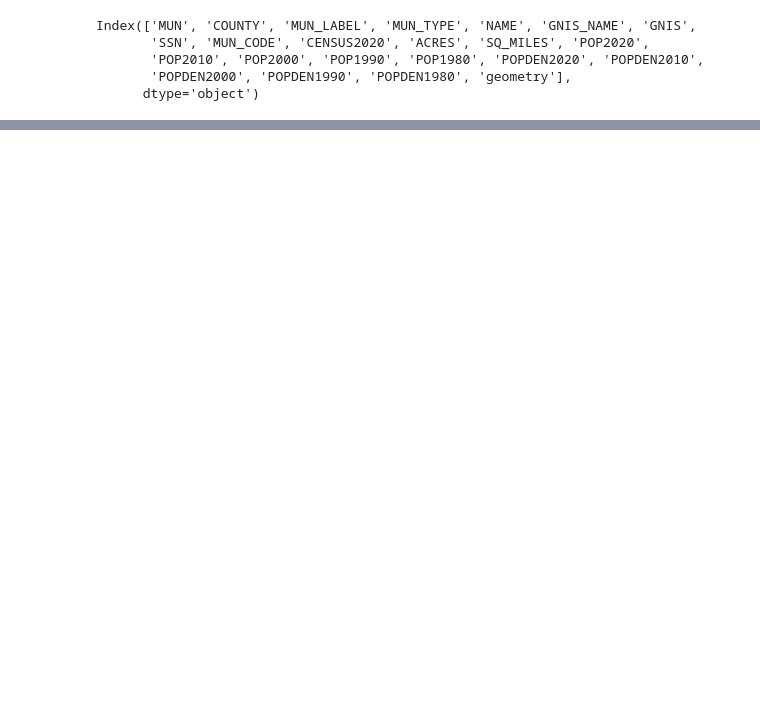
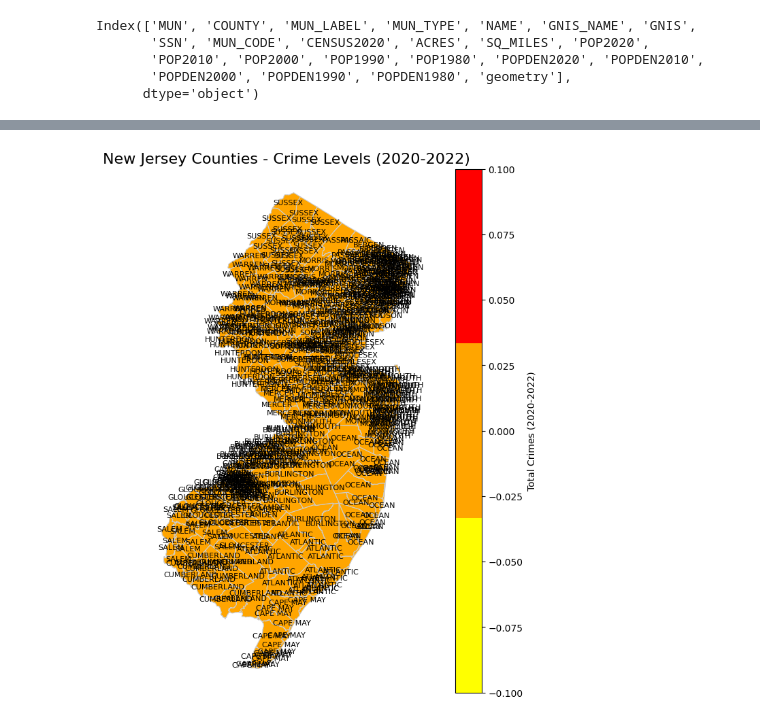
Before and after one commit to erikaguiracocha/Data-Visualization-2025, a Jupyter notebook: PS4erikaguiracocha.ipynb, the cells around one changed output, grey strips where cells are left out. Cells and saved outputs as stored; diff of their text form; code cells hidden in the pictures; blank space fills up the shorter version.

```diff
--- a/PS4erikaguiracocha.ipynb
+++ b/PS4erikaguiracocha.ipynb
@@ -426,3 +332,94 @@ Index(['MUN', 'COUNTY', 'MUN_LABEL', 'MUN_TYPE', 'NAME', 'GNIS_NAME', 'GNIS',
        'POP2010', 'POP2000', 'POP1990', 'POP1980', 'POPDEN2020', 'POPDEN2010',
        'POPDEN2000', 'POPDEN1990', 'POPDEN1980', 'geometry'],
       dtype='object')
+# %%
+import pandas as pd
+import geopandas as gpd
+import requests
+import zipfile
+import os
+import matplotlib.pyplot as plt
+import matplotlib.colors as mcolors
+
+# Step 1: Download and extract the shapefile of New Jersey counties
+url = "https://raw.githubusercontent.com/erikaguiracocha/Data-Visualization-2025/main/NJ_Municipal_Boundaries_3424_2278012401268357461.zip"
+zip_path = "/content/NJ_Municipal_Boundaries.zip"
+
+# Download the zip file
+r = requests.get(url)
+with open(zip_path, "wb") as f:
+    f.write(r.content)
+
+# Unzip the file
+extracted_folder = "/content/NJ_Municipal_Boundaries"
+with zipfile.ZipFile(zip_path, 'r') as zip_ref:
+    zip_ref.extractall(extracted_folder)
+
+# List extracted files
+extracted_files = os.listdir(extracted_folder)
+print("Extracted files:", extracted_files)
+
+# Find the shapefile
+shapefile_path = None
+for file in extracted_files:
+    if file.endswith(".shp"):
+        shapefile_path = os.path.join(extracted_folder, file)
+        break
+
+# Load the shapefile into a GeoDataFrame
+if shapefile_path:
+    gdf = gpd.read_file(shapefile_path)
+    print("Shapefile loaded successfully.")
+else:
+    print("Shapefile not found.")
+
+# Step 2: Prepare the crime data (with actual data)
+crime_data = {
+    'County': ['Atlantic', 'Bergen', 'Burlington', 'Camden', 'Cape May', 'Cumberland', 'Essex', 'Gloucester', 'Hudson',
+               'Hunterdon', 'Mercer', 'Middlesex', 'Monmouth', 'Morris', 'Ocean', 'Passaic', 'Salem', 'Somerset',
+               'Sussex', 'Union', 'Warren'],
+    '2020': [46551, 193882, 44940, 103373, 64234, 17378, 45882, 38332, 32374, 8036, 21976, 36204, 85417, 33417, 55640,
+             28610, 19312, 21493, 6345, 35176, 20030],
+    '2021': [42324, 208751, 48929, 114926, 65174, 14656, 47082, 35690, 29689, 7447, 21813, 35448, 70450, 26142, 39291,
+             27683, 15548, 21174, 7471, 35881, 19753],
+    '2022': [47072, 294129, 52173, 194754, 56205, 17993, 56433, 40038, 38604, 10467, 26797, 45162, 76941, 31456, 52245,
+             34688, 14772, 22982, 7074, 41550, 17675]
+}
+
+# Convert the crime data into a pandas DataFrame
+crime_df = pd.DataFrame(crime_data)
+
+# Step 3: Merge the crime data with the shapefile based on the 'County' column
+merged_data = gdf.set_index('COUNTY').join(crime_df.set_index('County'))
+
+# Step 4: Calculate the total crimes from 2020 to 2022
+merged_data['Total Crimes'] = merged_data[['2020', '2021', '2022']].sum(axis=1)
+
+# Step 5: Create a 'RdYlGn' color palette ranging from red (high crime) to yellow (low crime)
+# Create a custom color palette for crime values
+cmap = mcolors.ListedColormap(['yellow', 'orange', 'red'])
+
+# Normalize the crime values to assign unique colors
+norm = plt.Normalize(vmin=merged_data['Total Crimes'].min(), vmax=merged_data['Total Crimes'].max())
+
+# Step 6: Plot the map with colors based on the 'Total Crimes' from 2020-2022
+fig, ax = plt.subplots(1, 1, figsize=(12, 10))
+
+# Plot the counties with colors based on 'Total Crimes' from 2020-2022
+merged_data.plot(column='Total Crimes', ax=ax, legend=True,
+                 legend_kwds={'label': "Total Crimes (2020-2022)", 'orientation': "vertical"},
+                 cmap=cmap, linewidth=0.8, edgecolor='0.8', norm=norm)
+
+# Step 7: Add county names only once at their centroids
+for x, y, label in zip(merged_data.geometry.centroid.x, merged_data.geometry.centroid.y, merged_data.index):
+    ax.text(x, y, label, fontsize=8, ha='center', color='black')
+
+# Add title
+plt.title("New Jersey Counties - Crime Levels (2020-2022)", fontsize=16)
+
+# Remove the X and Y axes
+ax.set_axis_off()
+
+# Show the plot
+plt.show()
+# %% [output]
@@ -428,0 +428 @@ Index(['MUN', 'COUNTY', 'MUN_LABEL', 'MUN_TYPE', 'NAME', 'GNIS_NAME', 'GNIS',
+[figure, added]
```
Also changed, not shown: parts of 2 cells of this notebook.
